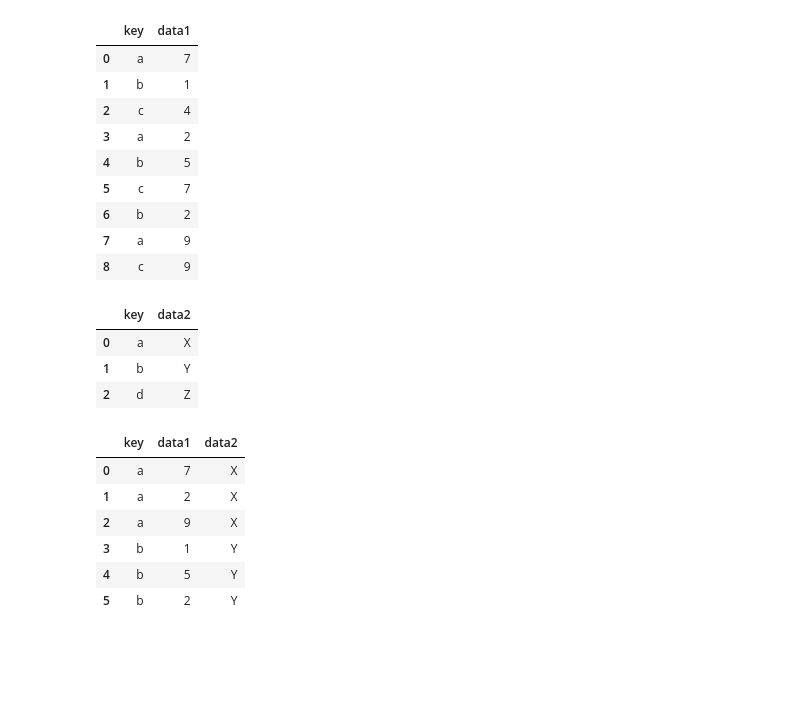
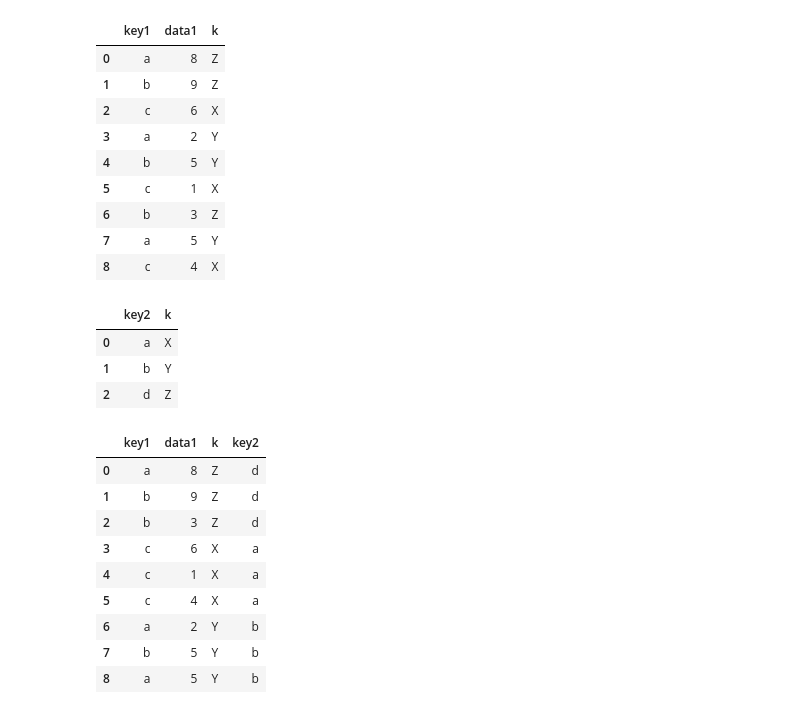
Before and after one commit to McJevons/jupyter-notebook, a Jupyter notebook: 数据规整（二）：合并数据集.ipynb, the cells around one changed output. Cells and saved outputs as stored; diff of their text form; code cells hidden in the pictures; blank space fills up the shorter version.

```diff
--- a/数据规整（二）：合并数据集.ipynb
+++ b/数据规整（二）：合并数据集.ipynb
@@ -13,34 +13,38 @@
 import numpy as np
 import pandas as pd
 # %%
-d1=pd.DataFrame({'key':list('abcabcbac'),'data1':np.random.randint(10,size=9)})
+d1 = pd.DataFrame({'key1': list('abcabcbac'), 'data1': np.random.randint(
+    10, size=9), 'k': list('ZZXYYXZYX')})
 d1
 # %% [output]
-|  | key | data1 |
-| 0 | a | 7 |
-| 1 | b | 1 |
-| 2 | c | 4 |
-| 3 | a | 2 |
-| 4 | b | 5 |
-| 5 | c | 7 |
-| 6 | b | 2 |
-| 7 | a | 9 |
-| 8 | c | 9 |
+|  | key1 | data1 | k |
+| 0 | a | 8 | Z |
+| 1 | b | 9 | Z |
+| 2 | c | 6 | X |
+| 3 | a | 2 | Y |
+| 4 | b | 5 | Y |
+| 5 | c | 1 | X |
+| 6 | b | 3 | Z |
+| 7 | a | 5 | Y |
+| 8 | c | 4 | X |
 # %%
-d2=pd.DataFrame({'key':list('abd'),'data2':list('XYZ')})
+d2 = pd.DataFrame({'key2': list('abd'), 'k': list('XYZ')})
 d2
 # %% [output]
-|  | key | data2 |
+|  | key2 | k |
 | 0 | a | X |
 | 1 | b | Y |
 | 2 | d | Z |
 # %%
-pd.merge(d1,d2)
+pd.merge(d1, d2, on='k')  # 使用共同的k列作为连接键
 # %% [output]
-|  | key | data1 | data2 |
-| 0 | a | 7 | X |
-| 1 | a | 2 | X |
-| 2 | a | 9 | X |
-| 3 | b | 1 | Y |
-| 4 | b | 5 | Y |
-| 5 | b | 2 | Y |
+|  | key1 | data1 | k | key2 |
+| 0 | a | 8 | Z | d |
+| 1 | b | 9 | Z | d |
+| 2 | b | 3 | Z | d |
+| 3 | c | 6 | X | a |
+| 4 | c | 1 | X | a |
+| 5 | c | 4 | X | a |
+| 6 | a | 2 | Y | b |
+| 7 | b | 5 | Y | b |
+| 8 | a | 5 | Y | b |
```
Also changed, not shown: parts of 19 cells of this notebook.
